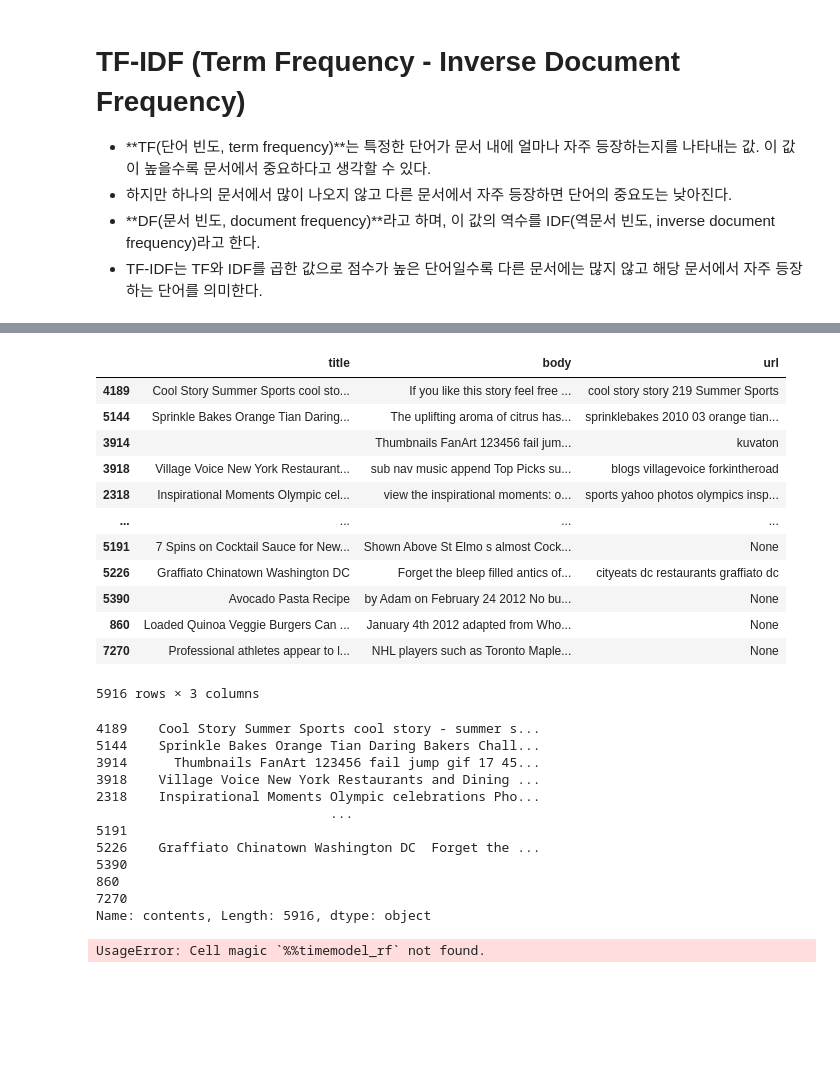
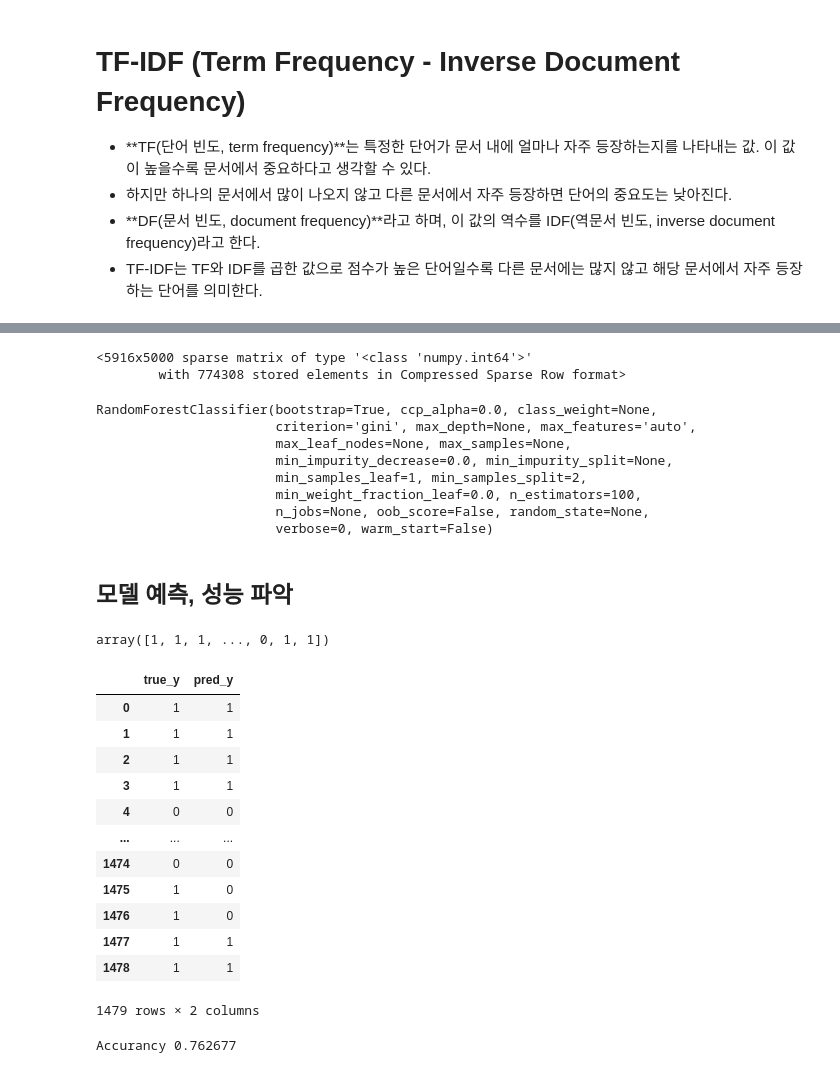
Before and after one commit to iDolphin99/ML, a Jupyter notebook: kwswproja/test_TF-IDF.ipynb, the cells around one changed output, grey strips where cells are left out. Cells and saved outputs as stored; diff of their text form; code cells hidden in the pictures; blank space fills up the shorter version.

Commit message:
accurancy 76

```diff
--- a/kwswproja/test_TF-IDF.ipynb
+++ b/kwswproja/test_TF-IDF.ipynb
@@ -188,11 +242,11 @@ input_data
 # %%
 # train data 와 test data를 8:2 비율로 나누고
 # train data는 추후에 valid data와 test data로 나눕니다!
-X_column = ['title', 'body', 'url']
+#X_column = ['title', 'body', 'url'] -> preprocessing fin
 Y_column = 'label'
 
 train_X, test_X, train_Y, test_Y = train_test_split(
-    input_data[X_column], # X 입력 데이터
+    train_data_features,  # X 입력 데이터
     input_data[Y_column], # Y 정답 데이터, label 데이터
     test_size = 0.2,
     #train_size = 13,
@@ -201,33 +255,5 @@ train_X, test_X, train_Y, test_Y = train_test_split(
 
 train_X
 # %% [output]
-|  | title | body | url |
-| 4189 | Cool Story Summer Sports cool sto... | If you like this story feel free ... | cool story story 219 Summer Sports |
-| 5144 | Sprinkle Bakes Orange Tian Daring... | The uplifting aroma of citrus has... | sprinklebakes 2010 03 orange tian... |
-| 3914 |  | Thumbnails FanArt 123456 fail jum... | kuvaton |
-| 3918 | Village Voice New York Restaurant... | sub nav music append Top Picks su... | blogs villagevoice forkintheroad |
-| 2318 | Inspirational Moments Olympic cel... | view the inspirational moments: o... | sports yahoo photos olympics insp... |
-| ... | ... | ... | ... |
-| 5191 | 7 Spins on Cocktail Sauce for New... | Shown Above St Elmo s almost Cock... | None |
-| 5226 | Graffiato Chinatown Washington DC | Forget the bleep filled antics of... | cityeats dc restaurants graffiato dc |
-| 5390 | Avocado Pasta Recipe | by Adam on February 24 2012 No bu... | None |
-| 860 | Loaded Quinoa Veggie Burgers Can ... | January 4th 2012 adapted from Who... | None |
-| 7270 | Professional athletes appear to l... | NHL players such as Toronto Maple... | None |
-5916 rows × 3 columns
+<5916x5000 sparse matrix of type '<class 'numpy.int64'>'
+        with 774308 stored elements in Compressed Sparse Row format>
-# %%
-train_X['contents'] = train_X["title"] + " " + train_X["body"] + " " + train_X["url"]
-train_X['contents'] = train_X['contents'].fillna("")
-train_X['contents']
-# %% [output]
-4189    Cool Story Summer Sports cool story - summer s...
-5144    Sprinkle Bakes Orange Tian Daring Bakers Chall...
-3914      Thumbnails FanArt 123456 fail jump gif 17 45...
-3918    Village Voice New York Restaurants and Dining ...
-2318    Inspirational Moments Olympic celebrations Pho...
-                              ...
-5191
-5226    Graffiato Chinatown Washington DC  Forget the ...
-5390
-860
-7270
-Name: contents, Length: 5916, dtype: object
@@ -240,5 +260,40 @@ train_data_features = vectorizer.fit_transform(context)
 # %%
-model_rf = RandomForestRegressor()
-model_rf.fit(train_data_features, train_Y)
+model_rf = RandomForestClassifier(n_estimators=100)
+model_rf.fit(train_X, train_Y)
 # %% [output]
-UsageError: Cell magic `%%timemodel_rf` not found.
+RandomForestClassifier(bootstrap=True, ccp_alpha=0.0, class_weight=None,
+                       criterion='gini', max_depth=None, max_features='auto',
+                       max_leaf_nodes=None, max_samples=None,
+                       min_impurity_decrease=0.0, min_impurity_split=None,
+                       min_samples_leaf=1, min_samples_split=2,
+                       min_weight_fraction_leaf=0.0, n_estimators=100,
+                       n_jobs=None, oob_score=False, random_state=None,
+                       verbose=0, warm_start=False)
+# %% [markdown]
+## 모델 예측, 성능 파악
+# %%
+pred_Y = model_rf.predict(test_X)
+pred_Y
+# %% [output]
+array([1, 1, 1, ..., 0, 1, 1])
+# %%
+df_result = pd.DataFrame(list(zip(test_Y, pred_Y)), columns=['true_y', 'pred_y'])
+df_result
+# %% [output]
+|  | true_y | pred_y |
+| 0 | 1 | 1 |
+| 1 | 1 | 1 |
+| 2 | 1 | 1 |
+| 3 | 1 | 1 |
+| 4 | 0 | 0 |
+| ... | ... | ... |
+| 1474 | 0 | 0 |
+| 1475 | 1 | 0 |
+| 1476 | 1 | 0 |
+| 1477 | 1 | 1 |
+| 1478 | 1 | 1 |
+1479 rows × 2 columns
+# %%
+print("Accurancy %f" % model_rf.score(test_X, test_Y))
+# %% [output]
+Accurancy 0.762677
```
Also changed, not shown: parts of 11 cells of this notebook.
